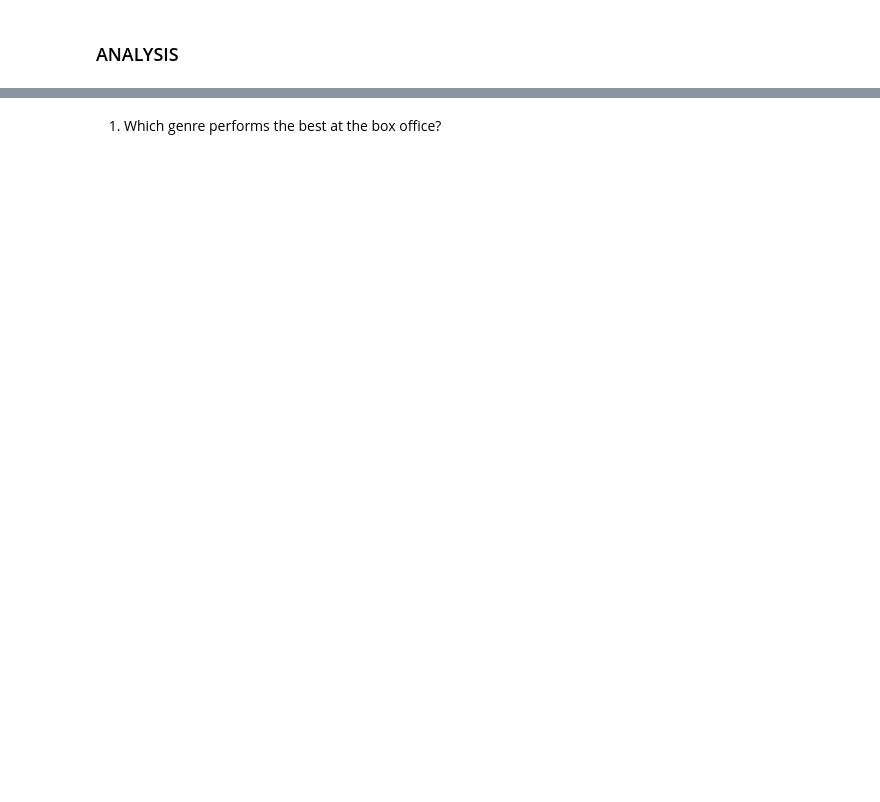
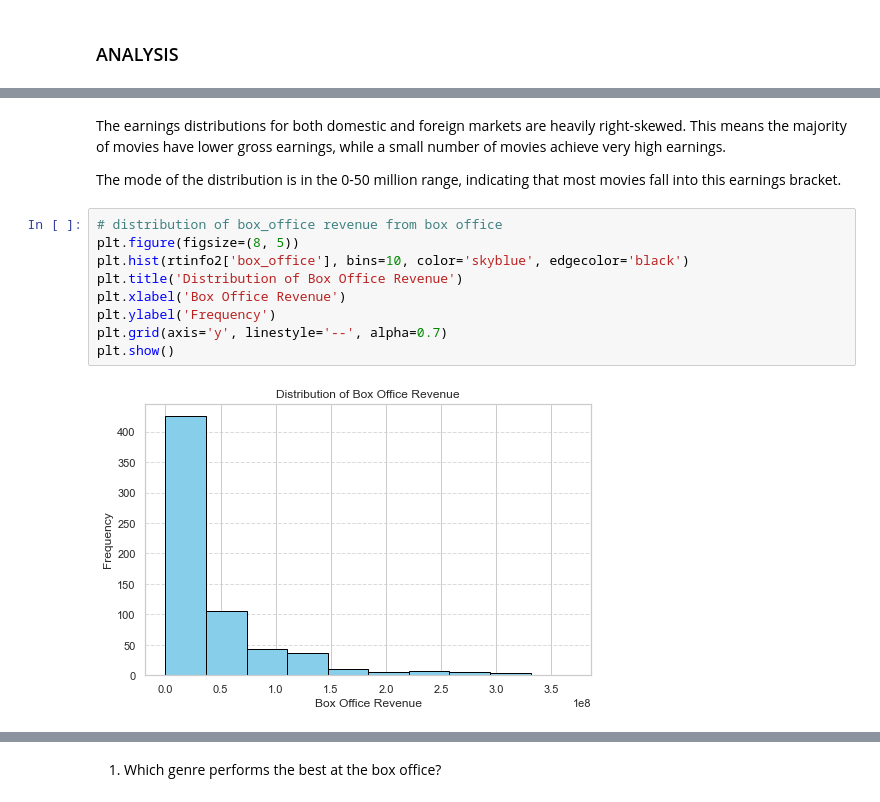
Before and after one commit to Kurgat-Bee/Phase2project, a Jupyter notebook: Group3_p2project.ipynb, the cells around one changed output, grey strips where cells are left out. Drawn from its saved outputs; the diff is of its cells as text; blank space fills up the shorter version.

```diff
--- a/Group3_p2project.ipynb
+++ b/Group3_p2project.ipynb
@@ -720,0 +1043,16 @@ bom_movies.duplicated().sum()
+# %% [markdown]
+The earnings distributions for both domestic and foreign markets are heavily right-skewed.
+This means the majority of movies have lower gross earnings, while a small number of movies achieve very high earnings.
+
+The mode of the distribution is in the 0-50 million range, indicating that most movies fall into this earnings bracket.
+# %%
+# distribution of box_office revenue from box office
+plt.figure(figsize=(8, 5))
+plt.hist(rtinfo2['box_office'], bins=10, color='skyblue', edgecolor='black')
+plt.title('Distribution of Box Office Revenue')
+plt.xlabel('Box Office Revenue')
+plt.ylabel('Frequency')
+plt.grid(axis='y', linestyle='--', alpha=0.7)
+plt.show()
+# %% [output]
+[figure, added]
```
Also changed, not shown: parts of 121 cells of this notebook.
